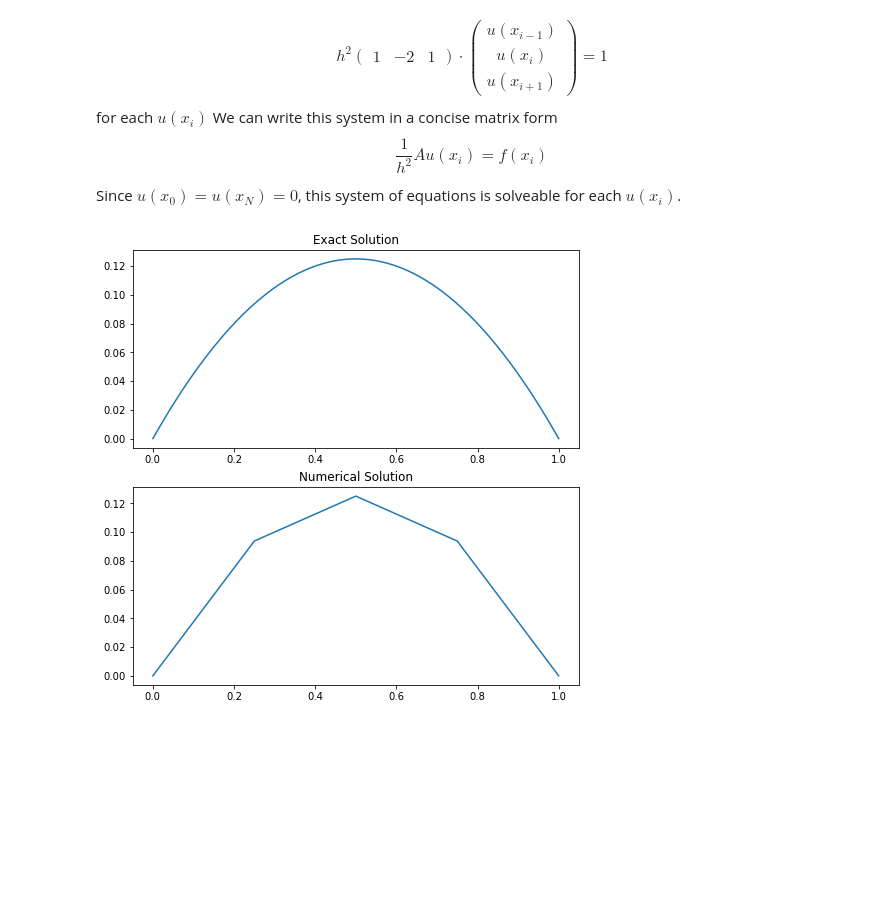
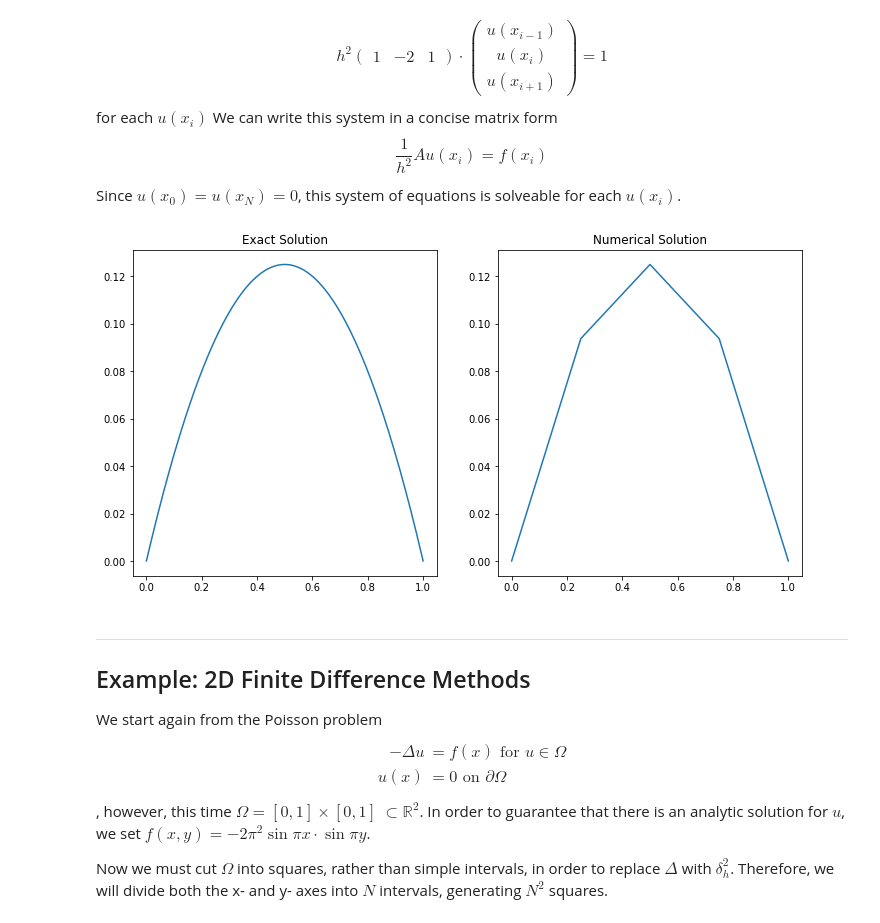
Before and after one commit to aj-fleming/pde-wise20, a Jupyter notebook: notes/fdm.ipynb, the cells around one changed output. Saved outputs shown, nothing was run; the diff lists cells and outputs as text; code cells hidden in the pictures; blank space fills up the shorter version.

```diff
--- a/notes/fdm.ipynb
+++ b/notes/fdm.ipynb
@@ -59,22 +59,31 @@ Since $u(x_0) = u(x_N) = 0$, this system of equations is solveable for each $u(x
 # %%
 # Generate the RHS matrix
 A = np.eye(N+1,k=-1)-2*np.eye(N+1)+np.eye(N+1,k=1)
 # Scale by 1/(h**2) to set up the system
 A *= 1/(h**2)
 b = -1*np.ones((N+1,1)) # Set up the "forcing vector" in the system Au=b
 
 # now we apply the boundary conditions to set u(0) and u(1)
 b[(0,N),0] = 0
 A[(0,N),:] = 0
 A[0,0] = 1
 A[N,N] = 1
 
 # and solve the system using gaussian elimination!
 u_appx = np.linalg.solve(A,b)
-fig, axs = plt.subplots(2,1)
-axs[0].set_title("Exact Solution")
-axs[0].plot(x,u_exact(x))
-axs[1].set_title("Numerical Solution")
-_ = axs[1].plot(x_i,u_appx)
+fig = plt.figure(figsize=plt.figaspect(0.5))
+ax = fig.add_subplot(1,2,1)
+ax.set_title("Exact Solution")
+ax.plot(x,u_exact(x))
+ax = fig.add_subplot(1,2, 2)
+ax.set_title("Numerical Solution")
+_ = ax.plot(x_i,u_appx)
 # %% [output]
-[figure, old version]
+[figure, new version]
+# %% [markdown]
+---
+
+## Example: 2D Finite Difference Methods
+We start again from the Poisson problem $$\begin{align*}-\Delta u &= f(x) \text{ for } u\in\Omega\\ u(x)&=0 \text{ on }\partial\Omega\end{align*}$$, however, this time $\Omega=[0,1]\times[0,1]\:\subset\mathbb{R}^2$. In order to guarantee that there is an analytic solution for $u$, we set $f(x, y) = -2\pi^2\sin{\pi x}\cdot\sin{\pi y}$.
+
+Now we must cut $\Omega$ into squares, rather than simple intervals, in order to replace $\Delta$ with $\delta^2_h$. Therefore, we will divide both the x- and y- axes into $N$ intervals, generating $N^2$ squares.
```
Also changed, not shown: parts of 5 cells of this notebook.
